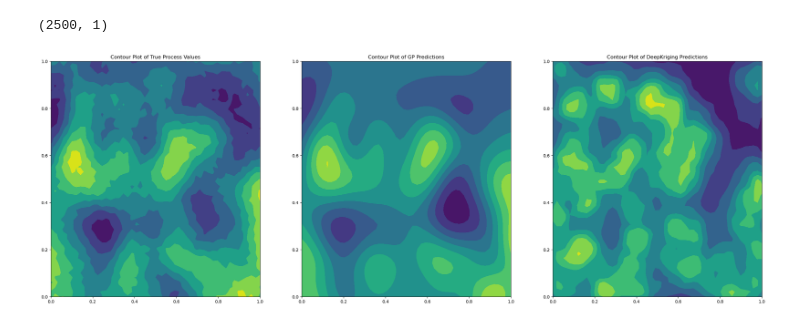
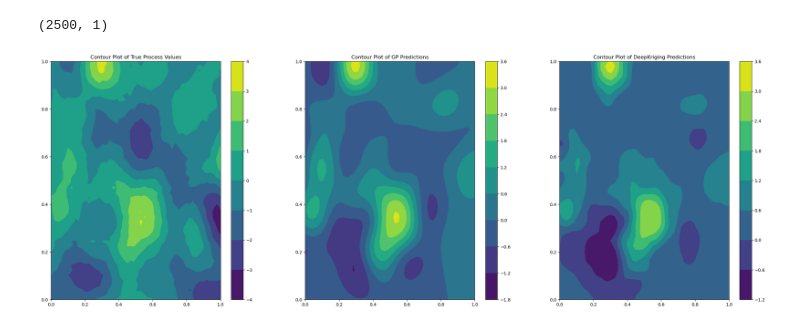
Before and after one commit to elliekkim/deep_ps, a Jupyter notebook: dk_with_ps.ipynb, the cells around one changed output. Cells and saved outputs as stored; diff of their text form; code cells hidden in the pictures.

```diff
--- a/dk_with_ps.ipynb
+++ b/dk_with_ps.ipynb
@@ -77,16 +80,25 @@ def preferential_sampling(points, values, n_samples=50):
     probabilities = softmax(true_scaling*values + true_intercept)
     # Points with higher probabilities (derived from higher values) are more likely to be sampled
     sampled_indices = np.random.choice(len(points), size=n_samples, p=probabilities, replace=False)
+    # observed_indices = sampled_indices
     return points[sampled_indices], values[sampled_indices], sampled_indices
 
 # Sample points from the grid preferentially
-sampled_points, sampled_values, sampled_indices = preferential_sampling(grid_points, process_values, n_samples=200)
+observed_points, observed_values, observed_indices = preferential_sampling(grid_points, process_values, n_samples=200)
+non_observed_indices = np.setdiff1d(np.arange(grid_points.shape[0]), observed_indices)
+non_observed_points = grid_points[non_observed_indices]
+non_observed_values = process_values[non_observed_indices]
 
 # from sklearn.model_selection import train_test_split
-from custom_dk_imports import spatial_train_val_test_split
-s_train, s_val, s_test, y_train, y_val, y_test = spatial_train_val_test_split(
-    s=sampled_points, y=sampled_values, train_size=0.7, val_size=0.15, test_size=0.15, shuffle=True, block_sampling=False
-)
+# from custom_dk_imports import spatial_train_val_test_split
+# s_train, s_val, s_test, y_train, y_val, y_test = spatial_train_val_test_split(
+#     s=sampled_points, y=sampled_values, train_size=0.7, val_size=0.15, test_size=0.15, shuffle=True, block_sampling=False
+# )
+
+from sklearn.model_selection import train_test_split
+# Split training data into training and validation sets:
+s_train, s_val, y_train, y_val = train_test_split(observed_points, observed_values, test_size=0.2, random_state=2023)
+s_test = non_observed_points
 
 # input_dim = 0  # Only want model to take in basis functions
 num_hidden_layers = 1
@@ -115,6 +127,7 @@ phi_all = embedding_layer(s_all_tensor)
 # Convert y_train, y_val, and y_test to torch tensors
 y_train = torch.tensor(y_train, dtype=torch.float32).view(-1, 1)
 y_val = torch.tensor(y_val, dtype=torch.float32).view(-1, 1)
+y_test = non_observed_values
 y_test = torch.tensor(y_test, dtype=torch.float32).view(-1, 1)
 
 deepkriging_model = DeepKrigingMLP(input_dim, num_hidden_layers, hidden_dims, K=K, activation='relu')
@@ -142,7 +155,10 @@ trainer = Trainer(
     data_generators={'train': train_loader, 'val': val_loader, 'test': test_loader},
     optim='adam',
     optim_params={'lr': 0.001},
-    loss_fn=NewLoss(phi_train, phi_test, y_train), # CHANGE TO NEW LOSS TO CORRECT FOR PREFERENTIAL SAMPLING
+    # loss_fn=NewLoss(phi_train, phi_test, y_train), # CHANGE TO NEW LOSS TO CORRECT FOR PREFERENTIAL SAMPLING
+    loss_fn=nn.MSELoss(), # Issue to ask Zach about --- even just using MSE Loss results in a super high RMSE... why??
+    # Did I just have overinflated results last time? Why does it perform so much better in simple_dk_test_2 if all I changed was how the
+    # training, validation, and test sets were split?
     window_size=10,
     device=torch.device('cuda' if torch.cuda.is_available() else 'cpu'),
     epochs=100,
@@ -227,31 +210,35 @@ y_pred_deepkriging.shape
 # %%
 # from scipy.interpolate import griddata
 import matplotlib.gridspec as gridspec
 
-plt.figure(figsize=(30, 10))
+
+fig = plt.figure(figsize=(30, 10))
 gs = gridspec.GridSpec(1, 3)
 ax = plt.subplot(gs[0, 0])
+
 contour1 = ax.contourf(X, Y, process_values_grid, cmap='viridis')
+cbar1 = plt.colorbar(contour1, ax=ax)
 ax.set_title("Contour Plot of True Process Values")
 
 ax = plt.subplot(gs[0, 1])
 # # Plot DeepKriging predictions directly on the test points
 contour2 = ax.contourf(X, Y, y_pred_gp.reshape(*X.shape), cmap='viridis')
+cbar2 = plt.colorbar(contour2, ax=ax)
 ax.set_title("Contour Plot of GP Predictions")
 
 ax = plt.subplot(gs[0, 2])
 # # Plot GP predictions directly on the test points
-contour3 = ax.contourf(X, Y, y_pred_deepkriging.reshape(*X.shape), cmap='viridis')
+contour3 = ax.contourf(X, Y, y_pred_deepkriging.reshape(*X.shape).squeeze(), cmap='viridis')
+cbar3 = plt.colorbar(contour3, ax=ax)
 ax.set_title("Contour Plot of DeepKriging Predictions")
 
 
-# fig.colorbar(contour1, ax=ax)
 
 plt.show()
 
 # Something appears to be off with the NewLoss, which we were planning to use to correct for preferential sampling.
 # %% [output]
-[figure, old version]
+[figure, new version]
 # %%
 # fig, (ax1, ax2) = plt.subplots(1,2)
 plt.subplot(1,2,1)
```
Also changed, not shown: parts of 7 cells of this notebook, 2 other files.
